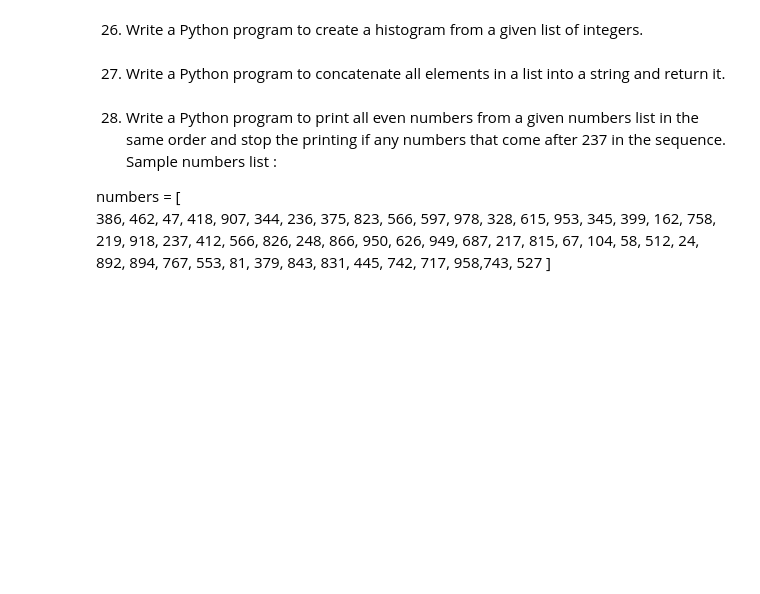
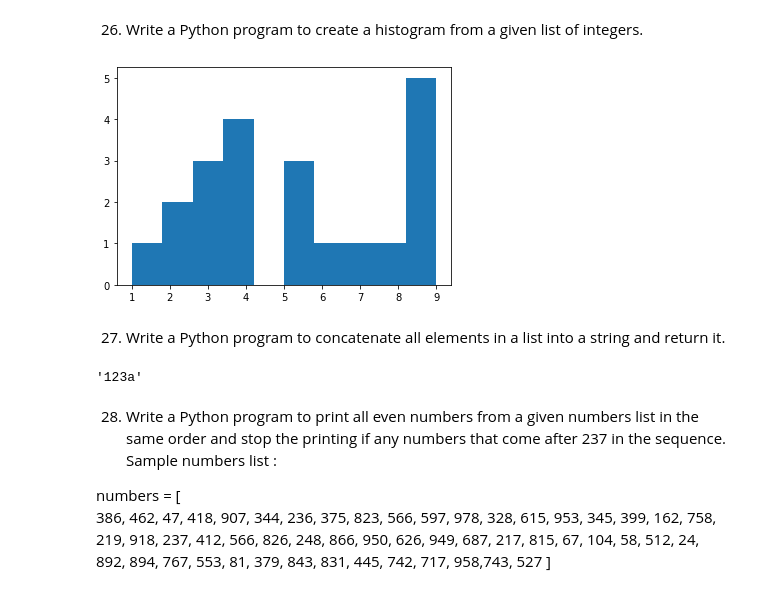
Before and after one commit to SamuelD-Data/python_challenges, a Jupyter notebook: w3resource/exercises.ipynb, the cells around one changed output. Drawn from its saved outputs; the diff is of its cells as text; code cells hidden in the pictures; blank space fills up the shorter version.

```diff
--- a/w3resource/exercises.ipynb
+++ b/w3resource/exercises.ipynb
@@ -290,8 +290,28 @@ valcheck('b', ['f', 3, 'b'])
 True
 # %% [markdown]
 26. Write a Python program to create a histogram from a given list of integers.
+# %%
+import matplotlib.pyplot as plt
+
+def histplotter(l):
+    plt.hist(l)
+    plt.show()
+
+histplotter([1,2,3,4,4,2,6,4,3,4,5,3,5,7,5,8,9,9,9,9,9])
+# %% [output]
+[figure, added]
 # %% [markdown]
 27. Write a Python program to concatenate all elements in a list into a string and return it.
+# %%
+def concatlist(l):
+    a = ''
+    for x in l:
+        a += str(x)
+    return a
+
+concatlist([1,2,3,'a'])
+# %% [output]
+'123a'
 # %% [markdown]
 28. Write a Python program to print all even numbers from a given numbers list in the same order and stop the printing if any numbers that come after 237 in the sequence.
 Sample numbers list :
```
Also changed, not shown: parts of 15 cells of this notebook, 1 other file.
